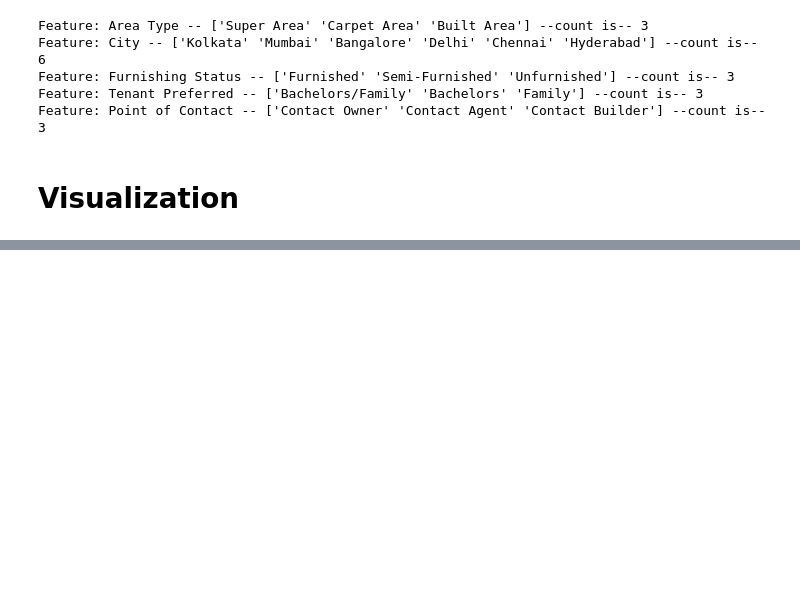
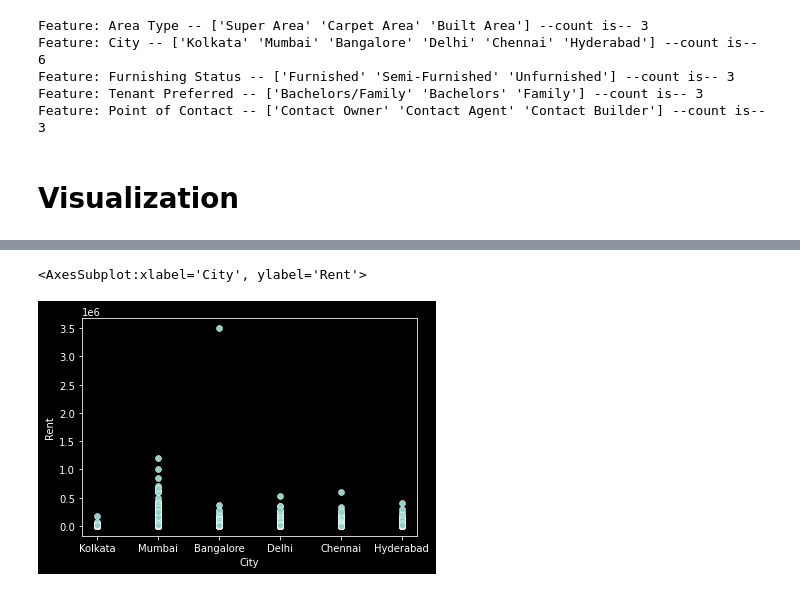
Before and after one commit to Ishrak30/Predicting-House-Rent-Using-ML, a Jupyter notebook: PredictingHouseRent.ipynb, the cells around one changed output, grey strips where cells are left out. Saved outputs shown, nothing was run; the diff lists cells and outputs as text; code cells hidden in the pictures; blank space fills up the shorter version.

```diff
--- a/PredictingHouseRent.ipynb
+++ b/PredictingHouseRent.ipynb
@@ -177,0 +185,5 @@ bathroom_plot = df['Bathroom'].hist(grid=False,linewidth=0.5, edgecolor="white")
+# %%
+sns.scatterplot(x='City',y='Rent',data=df)
+# %% [output]
+<AxesSubplot:xlabel='City', ylabel='Rent'>
+[figure, added]
```
Also changed, not shown: parts of 30 cells of this notebook.
